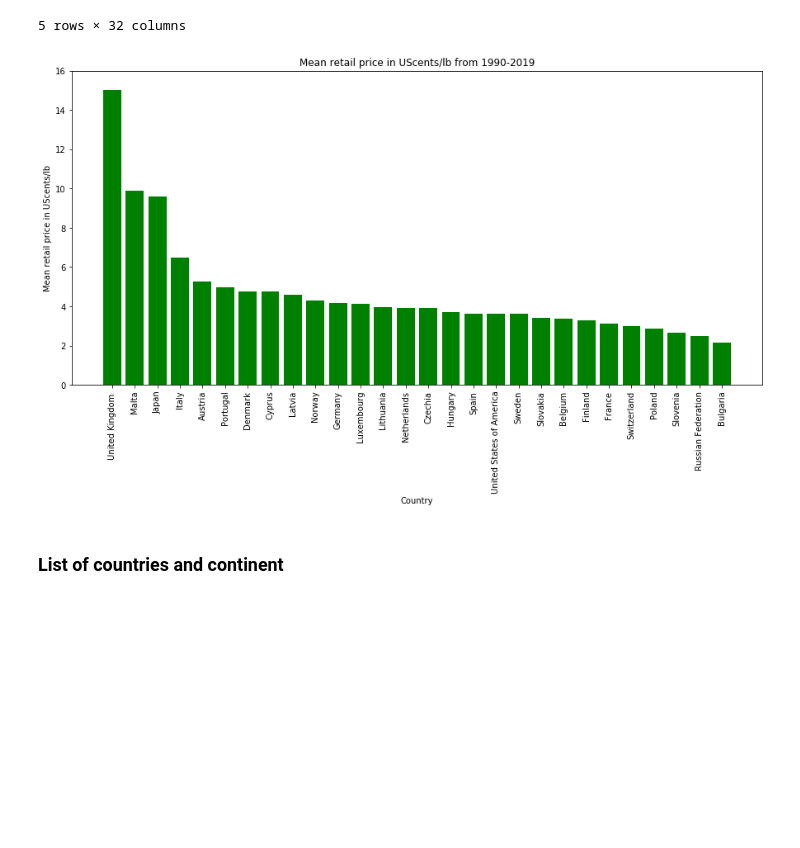
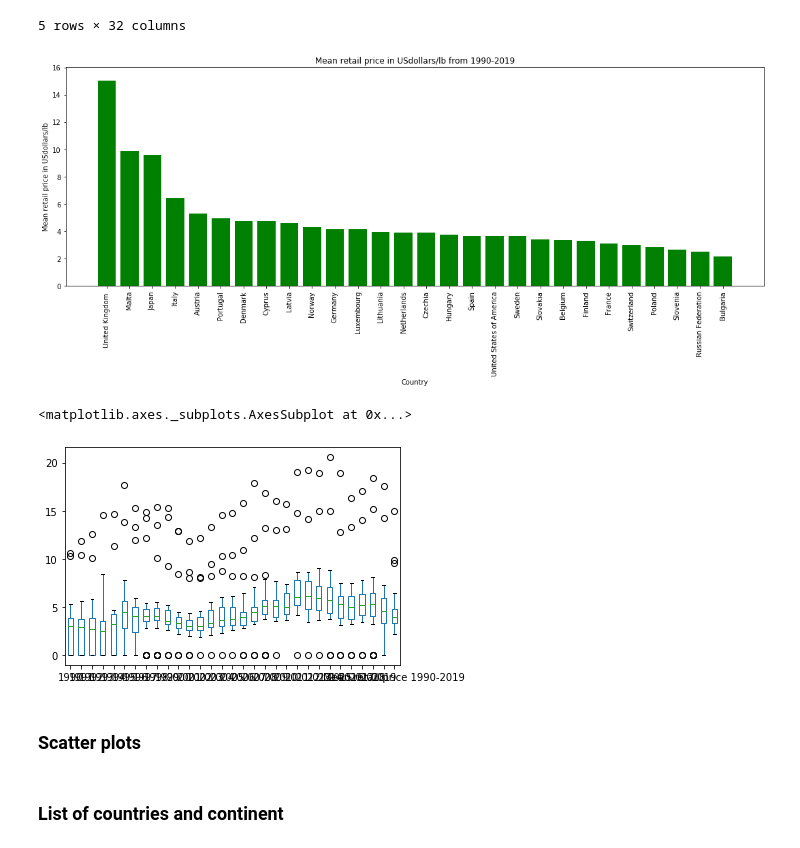
Before and after one commit to SandraBotica/Project-3, a Jupyter notebook: coffee_data.ipynb, the cells around one changed output. Drawn from its saved outputs; the diff is of its cells as text; code cells hidden in the pictures; blank space fills up the shorter version.

```diff
--- a/coffee_data.ipynb
+++ b/coffee_data.ipynb
@@ -258,22 +417,30 @@ retail_prices_df_sorted.head()
 # %%
 x_axis = retail_prices_df_sorted["Country"]
 y_axis = retail_prices_df_sorted["Mean retail price 1990-2019"]
 plt.figure(figsize=(15,7))
 plt.bar(x_axis, y_axis, color='green', align="center")
 tick_locations = [value for value in x_axis]
 plt.xticks(tick_locations, x_axis, rotation='vertical')
 # plt.xlim(-0.75, len(x_axis)-0.25)
 plt.ylim(0, max(y_axis)+1)
 plt.xlabel("Country")
-plt.ylabel("Mean retail price in UScents/lb")
-plt.title("Mean retail price in UScents/lb from 1990-2019")
+plt.ylabel("Mean retail price in USdollars/lb")
+plt.title("Mean retail price in USdollars/lb from 1990-2019")
+plt.tight_layout()
 plt.gcf
 plt.savefig("Images/Fig4MeanRetailPrice.png", dpi=100)
 plt.show()
 # %% [output]
-[figure, old version]
+[figure, new version]
 # %%
 # list(retail_prices_df["Country"].unique())
+# %%
+retail_prices_df.plot(kind='box')
+# %% [output]
+<matplotlib.axes._subplots.AxesSubplot at 0x...>
+[figure, added]
+# %% [markdown]
+### Scatter plots
 # %% [markdown]
 ### List of countries and continent
 # %%
```
Also changed, not shown: parts of 21 cells of this notebook, 5 other files.
